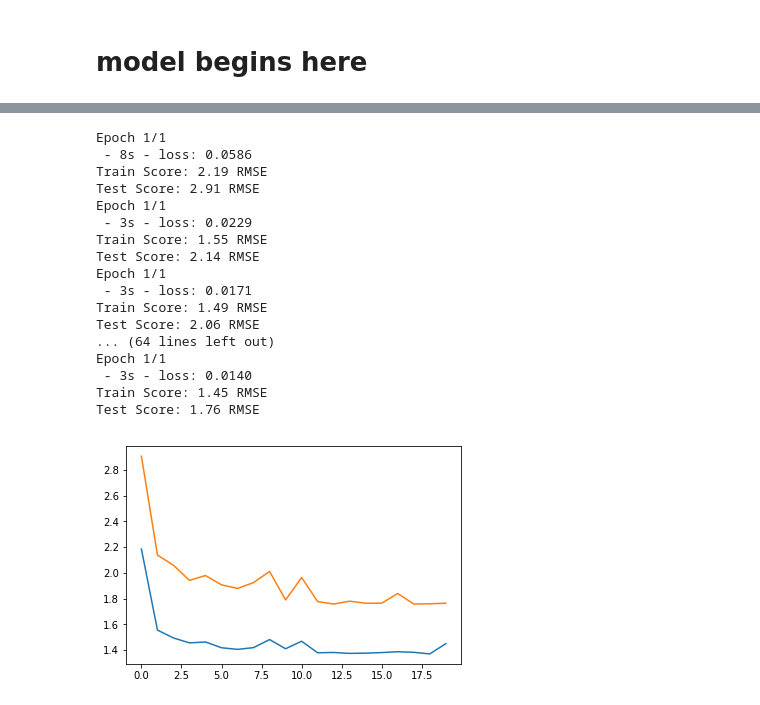
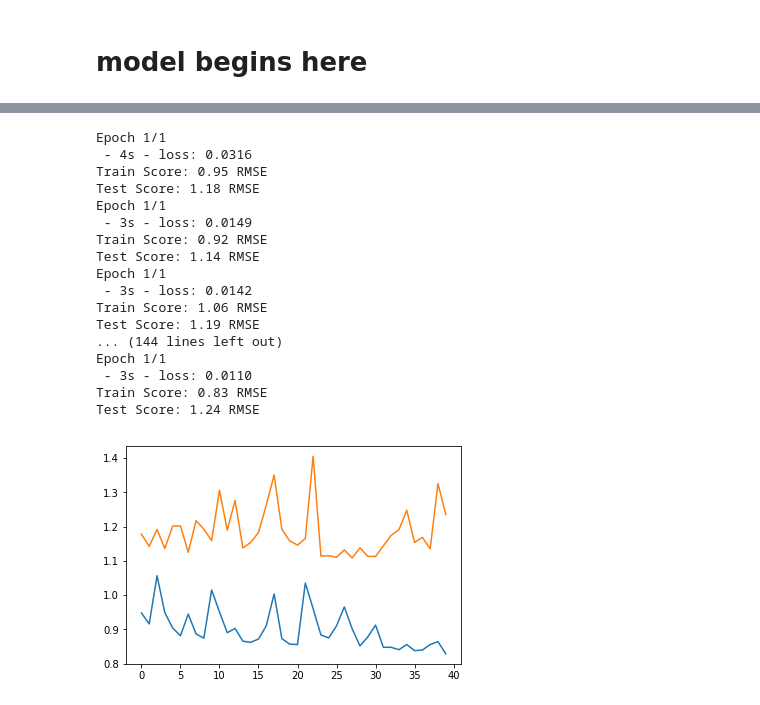
Before and after one commit to BorisAnimal/IU-Data-Analysis-Research, a Jupyter notebook: Boris.ipynb, the cells around one changed output, grey strips where cells are left out. Cells and saved outputs as stored; diff of their text form; code cells hidden in the pictures.

```diff
--- a/Boris.ipynb
+++ b/Boris.ipynb
@@ -318,22 +263,31 @@ Using TensorFlow backend.
 # %%
+# frameX = pandas.read_csv('inp.txt', engine='python')
+# setX = frameX.values
+# setX = setX.astype('float32')
 
-dataframe = pandas.read_csv('inp.txt', engine='python')
-dataset = dataframe.values
-dataset = dataset.astype('float32')
+building=2
+gap=20
+split = 0.67
+neurons = 50
+epochs = 40
 
-# normalize the dataset
-scaler = MinMaxScaler(feature_range=(0, 1))
-dataset = scaler.fit_transform(dataset)
+setX, setY = get_data(building, gap)
 
-print(len(dataset))
+# normalize the setX
+scalerX = MinMaxScaler(feature_range=(0, 1))
+setX = scalerX.fit_transform(setX)
+
+print(len(setX))
 
 # split into train and test sets
-train_size = int(len(dataset) * 0.67)
-test_size = len(dataset) - train_size
-train, test = dataset[0:train_size,:], dataset[train_size:len(dataset),:]
+train_size = int(len(setX) * split)
+test_size = len(setX) - train_size
+train, test = setX[0:train_size,:], setX[train_size:len(setX),:]
 print(len(train), len(test))
 
-# convert an array of values into a dataset matrix
+
+#TODO: тут вроде как только reshape функция полезная
+# convert an array of values into a setX matrix
 def create_dataset(dataset):
     dataX = numpy.array(dataset)
 
@@ -346,15 +300,14 @@ trainX = create_dataset(train)
 testX = create_dataset(test)
 
 
-
-valframe = pandas.read_csv('out.txt', engine='python')
-valset = valframe.values
-valset = valset.astype('float32')
+# frameY = pandas.read_csv('out.txt', engine='python')
+# setY = frameY.values
+# setY = setY.astype('float32')
 
 #Scale
 scalerY = MinMaxScaler(feature_range=(0, 1))
-valset = scalerY.fit_transform(valset)
+setY = scalerY.fit_transform(setY)
 
-trainY, testY = valset[0:train_size,:], valset[train_size:len(valset),:]
+trainY, testY = setY[0:train_size,:], setY[train_size:len(setY),:]
 print(len(trainY), len(testY))
 # %% [output]
@@ -364,8 +333,7 @@ print(len(trainY), len(testY))
 # %%
 #design and fit our LSTM network
 
-neurons = 10
-epochs = 20
+
 
 model = Sequential()
 model.add(LSTM(neurons, input_shape=(1, trainX.shape[2]))) #,return_sequences=True
@@ -374,47 +342,47 @@ model.add(Dense(1))
 model.compile(loss='mean_squared_error', optimizer='adam')
 # history = model.fit(trainX, trainY, epochs=epochs, batch_size=1, verbose=2)
 tr = []
 te = []
 for i in range(epochs):
     history = model.fit(trainX, trainY, nb_epoch=1, batch_size=1, verbose=2)
     # make predictions
     trainPredict = model.predict(trainX)
     testPredict = model.predict(testX)
     # invert predictions
     trainPredict = scalerY.inverse_transform(trainPredict)
     trY = scalerY.inverse_transform(trainY)
     testPredict = scalerY.inverse_transform(testPredict)
     teY = scalerY.inverse_transform(testY)
     # calculate root mean squared error
     tmp = mean_squared_error(trY, trainPredict[:,0])
     trainScore = math.sqrt(tmp)
     print('Train Score: %.2f RMSE' % (trainScore))
     testScore = math.sqrt(mean_squared_error(teY, testPredict[:,0]))
     print('Test Score: %.2f RMSE' % (testScore))
     tr.append(trainScore)
     te.append(testScore)
 plt.plot(tr)
 plt.plot(te)
 plt.show()
 # %% [output]
 Epoch 1/1
- - 8s - loss: 0.0586
-Train Score: 2.19 RMSE
-Test Score: 2.91 RMSE
+ - 4s - loss: 0.0316
+Train Score: 0.95 RMSE
+Test Score: 1.18 RMSE
 Epoch 1/1
- - 3s - loss: 0.0229
-Train Score: 1.55 RMSE
-Test Score: 2.14 RMSE
+ - 3s - loss: 0.0149
+Train Score: 0.92 RMSE
+Test Score: 1.14 RMSE
 Epoch 1/1
- - 3s - loss: 0.0171
-Train Score: 1.49 RMSE
-Test Score: 2.06 RMSE
-... (64 lines left out)
+ - 3s - loss: 0.0142
+Train Score: 1.06 RMSE
+Test Score: 1.19 RMSE
+... (144 lines left out)
 Epoch 1/1
- - 3s - loss: 0.0140
-Train Score: 1.45 RMSE
-Test Score: 1.76 RMSE
+ - 3s - loss: 0.0110
+Train Score: 0.83 RMSE
+Test Score: 1.24 RMSE
-[figure, old version]
+[figure, new version]
 # %%
 # make predictions
 trainPredict = model.predict(trainX)
```
Also changed, not shown: parts of 16 cells of this notebook.
